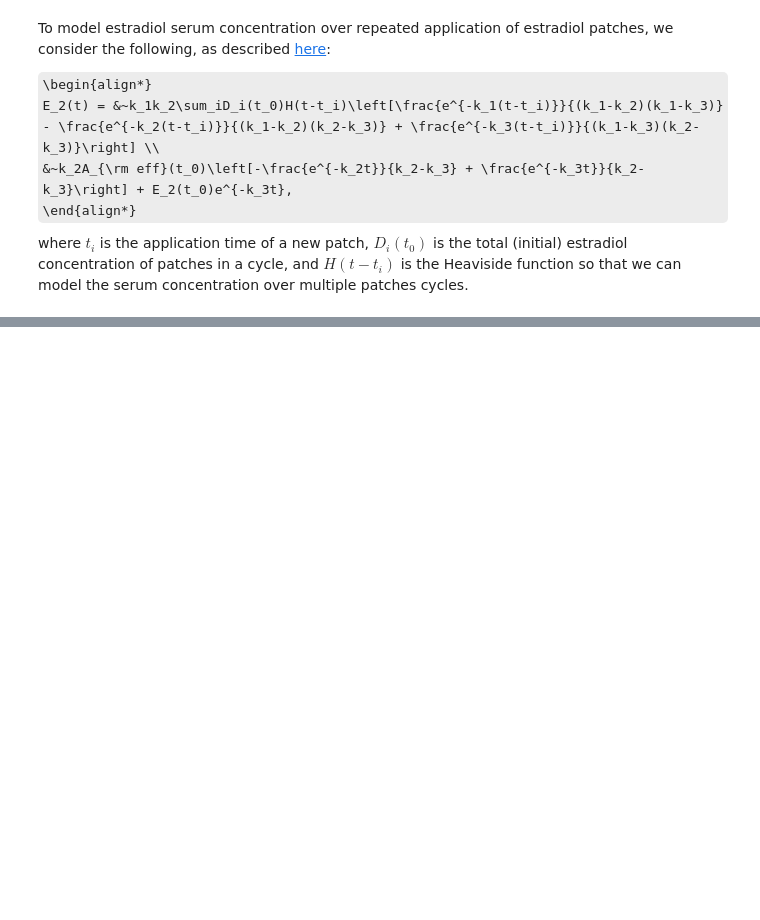
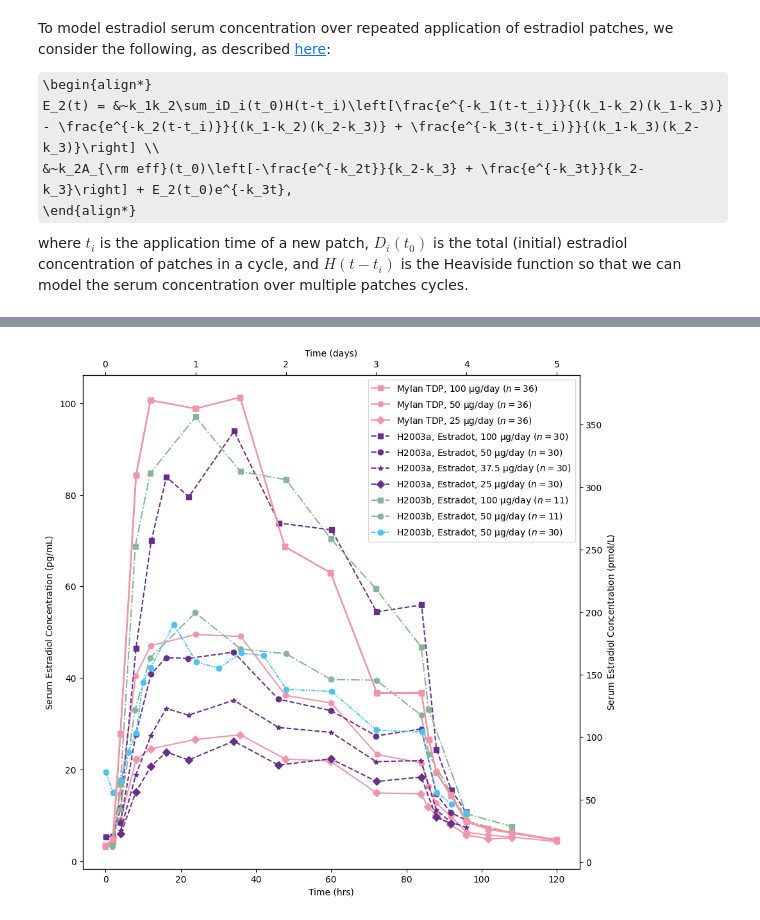
Before and after one commit to transturion/modeling, a Jupyter notebook: Serum_Estradiol_3-Compartment.ipynb, the cells around one changed output, grey strips where cells are left out. Cells and saved outputs as stored; diff of their text form; code cells hidden in the pictures; some formulas as TeX source; blank space fills up the shorter version.

Commit message:
Plotting literature data

```diff
--- a/Serum_Estradiol_3-Compartment.ipynb
+++ b/Serum_Estradiol_3-Compartment.ipynb
@@ -78,0 +95,45 @@ We will extract data from the figures of the above studies using [WebPlotDigitiz
+# %%
+# convert Mylan data from days to hrs, Estradot data is already in hrs
+# https://stackoverflow.com/questions/10394659/how-to-add-a-calculated-computed-column-in-numpy
+
+MylanTDP100 = np.vstack((MylanTDPDays100[:,0]*24, MylanTDPDays100[:,1])).T
+MylanTDP50 = np.vstack((MylanTDPDays50[:,0]*24, MylanTDPDays50[:,1])).T
+MylanTDP25 = np.vstack((MylanTDPDays25[:,0]*24, MylanTDPDays25[:,1])).T
+# %%
+fig, ax1 = plt.subplots(figsize=(10,10))
+
+# Mylan Estradiol TDP data
+ax1.plot(MylanTDP100[:,0], MylanTDP100[:,1], color='#F096AA', marker='s', label="Mylan TDP, 100 $\\rm\\mu g$/day ($n=36$)")
+ax1.plot(MylanTDP50[:,0], MylanTDP50[:,1], color='#F096AA', marker='o', label="Mylan TDP, 50 $\\rm\\mu g$/day ($n=36$)")
+ax1.plot(MylanTDP25[:,0], MylanTDP25[:,1], color='#F096AA', marker='D', label="Mylan TDP, 25 $\\rm\\mu g$/day ($n=36$)")
+
+# Hossain 2003a study, Estradot
+ax1.plot(H2003aN30Estradot100[:,0], H2003aN30Estradot100[:,1], color='#672F8B', marker='s', linestyle='dashed', label="H2003a, Estradot, 100 $\\rm\\mu g$/day ($n=30$)")
+ax1.plot(H2003aN30Estradot50[:,0], H2003aN30Estradot50[:,1], color='#672F8B', marker='o', linestyle='dashed', label="H2003a, Estradot, 50 $\\rm\\mu g$/day ($n=30$)")
+ax1.plot(H2003aN30Estradot37_5[:,0], H2003aN30Estradot37_5[:,1], color='#672F8B', marker='*', linestyle='dashed', label="H2003a, Estradot, 37.5 $\\rm\\mu g$/day ($n=30$)")
+ax1.plot(H2003aN30Estradot25[:,0], H2003aN30Estradot25[:,1], color='#672F8B', marker='D', linestyle='dashed', label="H2003a, Estradot, 25 $\\rm\\mu g$/day ($n=30$)")
+
+# Hossain 2003b study, Estradot
+ax1.plot(H2003bN11Estradot100[:,0], H2003bN11Estradot100[:,1], color='#86B695', marker='s', linestyle='dashdot', label="H2003b, Estradot, 100 $\\rm\\mu g$/day ($n=11$)")
+ax1.plot(H2003bN11Estradot50[:,0], H2003bN11Estradot50[:,1], color='#86B695', marker='o', linestyle='dashdot', label="H2003b, Estradot, 50 $\\rm\\mu g$/day ($n=11$)")
+
+# Hossain 2003b study, Estradot
+ax1.plot(H2003bN30Estradot50[:,0], H2003bN30Estradot50[:,1], color='#4EC2F8', marker='o', linestyle=(0, (3, 1, 1, 1, 1, 1)), label="H2003b, Estradot, 50 $\\rm\\mu g$/day ($n=30$)")
+
+ax1.set_xlabel('Time (hrs)')
+ax1.set_ylabel('Serum Estradiol Concentration ($\\rm pg/mL$)')
+ax1.legend()
+
+# 2nd y-axis in pmol/L rather than pg/mL
+ax2 = ax1.twinx()
+ax2.plot(MylanTDP100[:,0], MylanTDP100[:,1]*3.6713415, color='#F096AA', marker='s')
+ax2.set_ylabel('Serum Estradiol Concentration ($\\rm pmol/L$)')
+
+# 2nd x-axis in days rather than hrs
+ax3 = ax1.twiny()
+ax3.plot(MylanTDP100[:,0]/24, MylanTDP100[:,1], color='#F096AA', marker='s')
+ax3.set_xlabel('Time (days)')
+
+plt.show()
+# %% [output]
+[figure, added]
```
Also changed, not shown: parts of 4 cells of this notebook.
